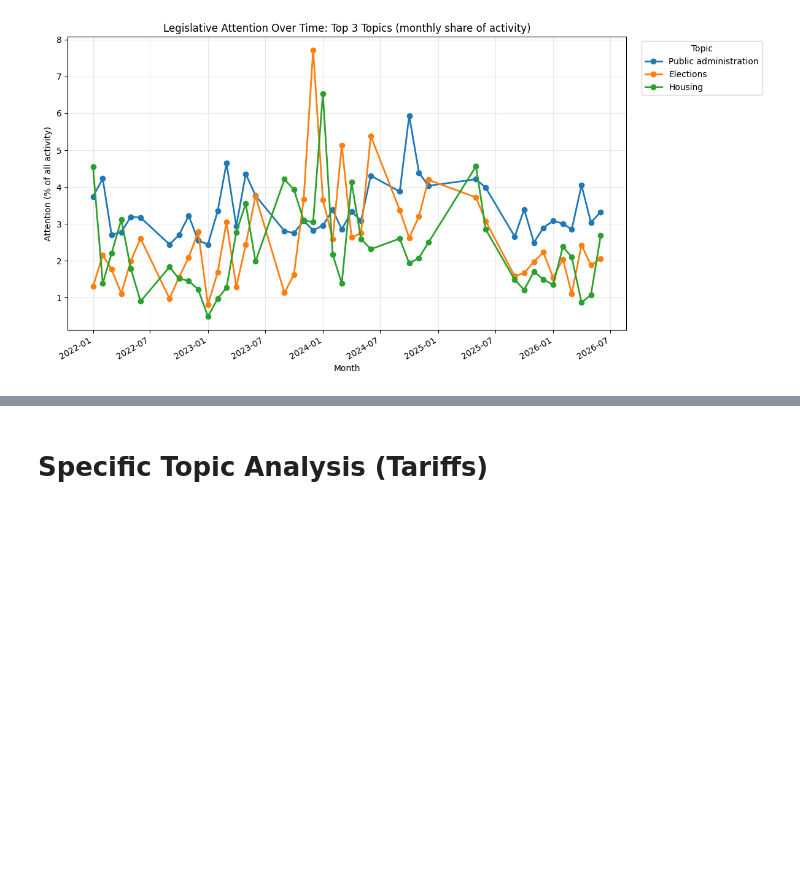
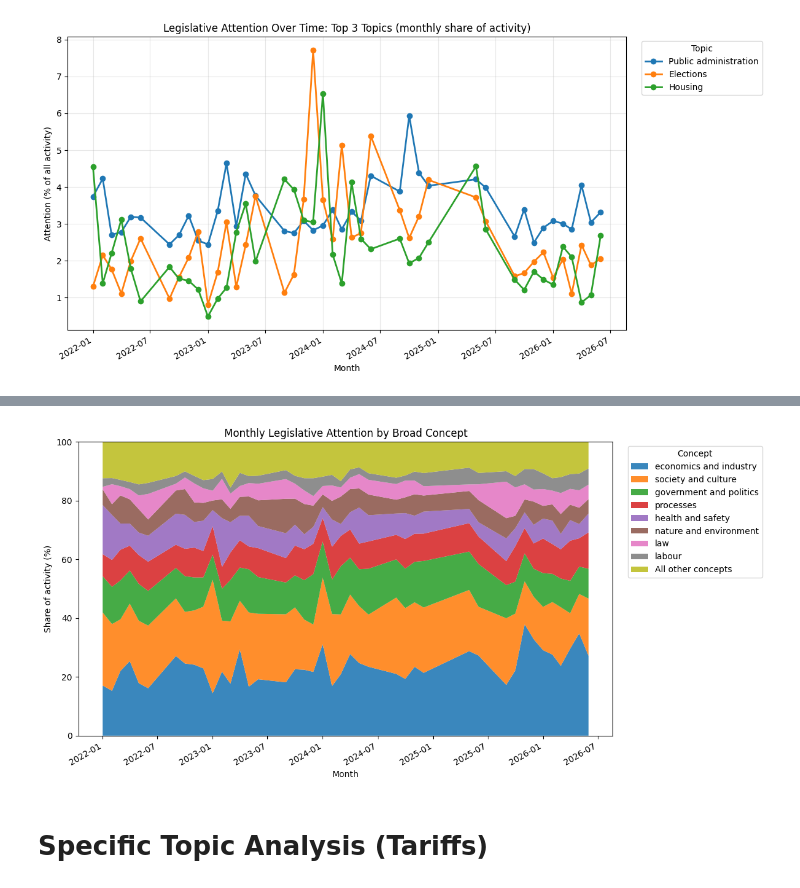
Before and after one commit to iotoAnalytics/goverlytics-ssac27, a Jupyter notebook: notebooks/hansard_analysis.ipynb, the cells around one changed output, grey strips where cells are left out. Cells and saved outputs as stored; diff of their text form; code cells hidden in the pictures; blank space fills up the shorter version.

Commit message:
add monthly concept attention

```diff
--- a/notebooks/hansard_analysis.ipynb
+++ b/notebooks/hansard_analysis.ipynb
@@ -181,0 +259,21 @@ plt.show()
+# %%
+def split_crumb(b):
+    parts = [p.strip() for p in str(b).split(">")]
+    # collapse consecutive duplicates, e.g. "labour > labour > student labour"
+    out = [p for i, p in enumerate(parts) if i == 0 or p != parts[i - 1]]
+    return out
+
+crumbs = df2["best_breadcrumb"].apply(split_crumb)
+df2["level1"] = crumbs.str[0]                                   # broad concept
+df2["level2"] = crumbs.str[1]                                   # sub-area
+df2["level3"] = crumbs.str[2]                                   # specific topic
+df2["leaf"]   = crumbs.str[-1]                                  # most specific label
+df2["depth"]  = crumbs.str.len()
+
+print("Hierarchy depth distribution:")
+print(df2["depth"].value_counts().sort_index())
+print(f"\nDistinct level-1 concepts: {df2['level1'].nunique()}, "
+      f"level-2: {df2['level2'].nunique()}, leaves: {df2['leaf'].nunique()}")
+
+l1_share = df2["level1"].value_counts(normalize=True).mul(100)
+l1_share.round(2).head(10)
@@ -182,3 +306,26 @@ plt.show()
+# %%
+df2["month"] = df2["date"].dt.to_period("M")
+monthly_l1 = (df2.groupby("month")["level1"]
+                .value_counts(normalize=True).mul(100)
+                .unstack(fill_value=0))
+monthly_l1.index = monthly_l1.index.to_timestamp()
+
+top_l1 = l1_share.head(8).index.tolist()
+plot_df = monthly_l1[top_l1].copy()
+plot_df["All other concepts"] = 100 - plot_df.sum(axis=1)
+
+fig, ax = plt.subplots(figsize=(12, 6))
+ax.stackplot(plot_df.index, plot_df.T.values, labels=plot_df.columns, alpha=0.88)
+ax.set_title("Monthly Legislative Attention by Broad Concept")
+ax.set_xlabel("Month")
+ax.set_ylabel("Share of activity (%)")
+ax.set_ylim(0, 100)
+ax.legend(loc="upper left", bbox_to_anchor=(1.02, 1), title="Concept")
+fig.autofmt_xdate()
+plt.tight_layout()
+plt.show()
+# %% [output]
+[figure, added]
 # %% [markdown]
 # Specific Topic Analysis (Tariffs)
 # %%
```
Also changed, not shown: parts of 7 cells of this notebook, 1 other file.
